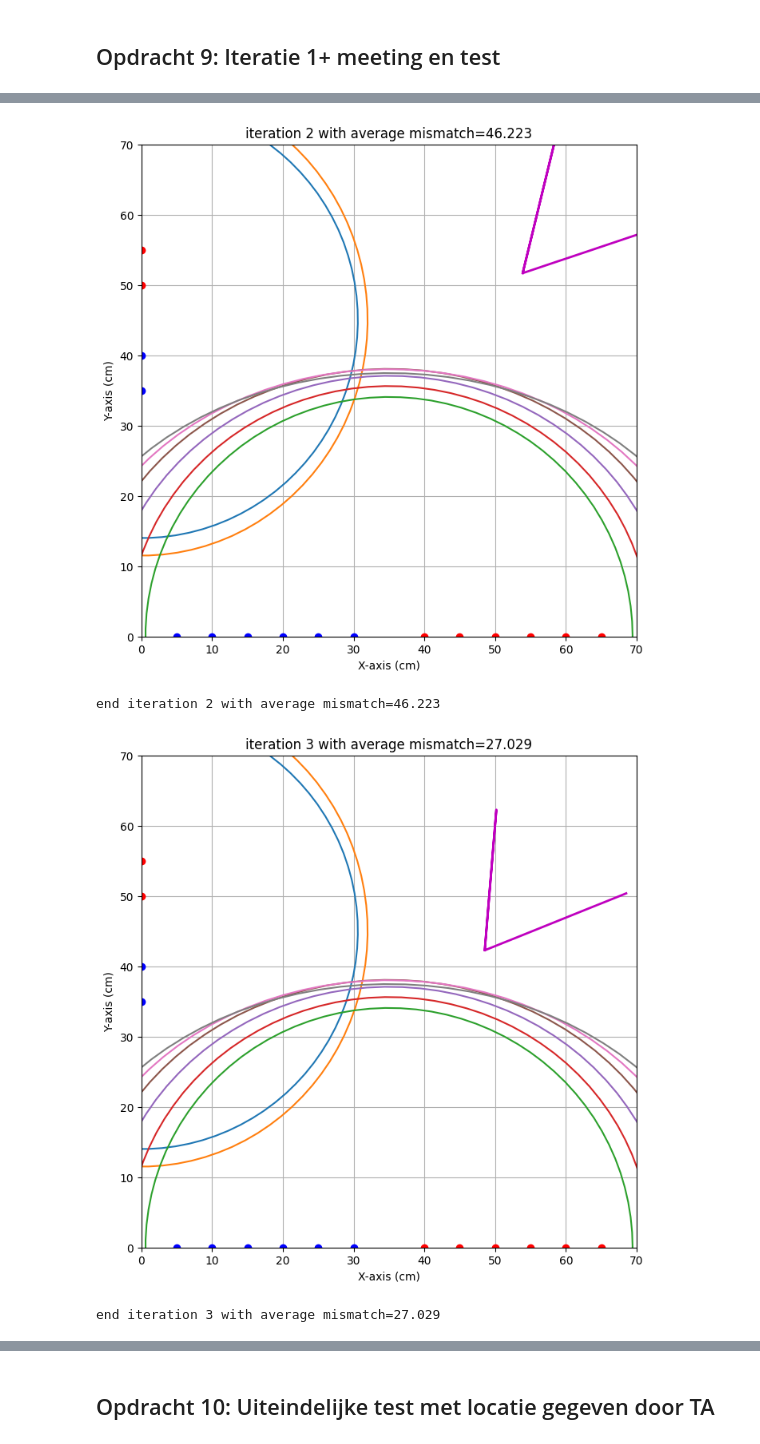
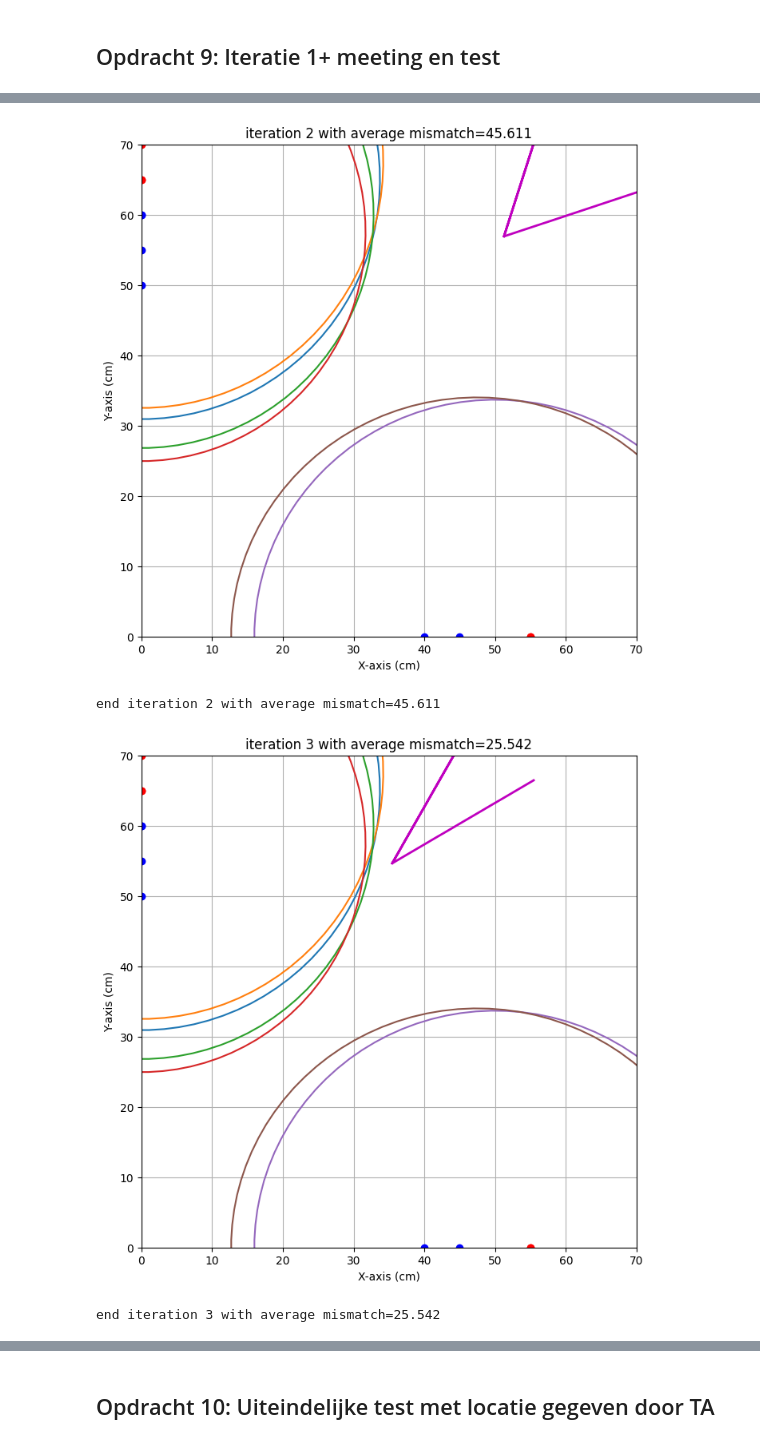
Before and after one commit to sjiemen/DEF_opdrachten_fork, a Jupyter notebook: FysiekeOntwerpopdrachten/4OntwerpEenAlgoritmeEchoAkoestisch/DEFOntwerpopdracht4AlgoritmeInvulTemplate.ipynb, the cells around one changed output, grey strips where cells are left out. Drawn from its saved outputs; the diff is of its cells as text; code cells hidden in the pictures.

```diff
--- a/FysiekeOntwerpopdrachten/4OntwerpEenAlgoritmeEchoAkoestisch/DEFOntwerpopdracht4AlgoritmeInvulTemplate.ipynb
+++ b/FysiekeOntwerpopdrachten/4OntwerpEenAlgoritmeEchoAkoestisch/DEFOntwerpopdracht4AlgoritmeInvulTemplate.ipynb
@@ -287,16 +287,14 @@ targets = {'locatie 1':{'x0': 27,
 # Vul onderstaande matrixen aan met je gemeten meetgegevens.
 
 data ={'locatie 1' :  pd.DataFrame(columns=["xs", "ys", "xr", "yr", "R"], data=[
-    # [0,40,0,30,ongeldig],
-    [0,50,0,40,62],
-    [0,55,0,35,67],
-    #[0,60,0,30,ongeldig],
-    [40,0,30,0,68.88],
-    [45,0,25,0,74.0],
-    [50,0,20,0,80],
-    [55,0,15,0,86],
-    [60,0,10,0,91],
-    [65,0,5,0,96],
+    [0,70,0,60,68.18],
+    [0,75,0,60,70],
+    [0,65,0,55,66.4],
+    [0,65,0,50,65.12],
+    # [60,0,50,0,79],
+    # [65,0,50,0,ongeldig],
+    [55,0,45,0,68.1],
+    [55,0,40,0,69.66],
     # zelf aanvullen
     ]),
        'locatie 2' : pd.DataFrame(columns=["xs", "ys", "xr", "yr", "R"], data=[
@@ -352,4 +348,4 @@ end iteration 1 with average mismatch=61.679
-[figure, old version]
+[figure, new version]
-end iteration 2 with average mismatch=46.223
+end iteration 2 with average mismatch=45.611
-[figure, old version]
+[figure, new version]
-end iteration 3 with average mismatch=27.029
+end iteration 3 with average mismatch=25.542
```
Also changed, not shown: parts of 3 cells of this notebook, 1 other file.
